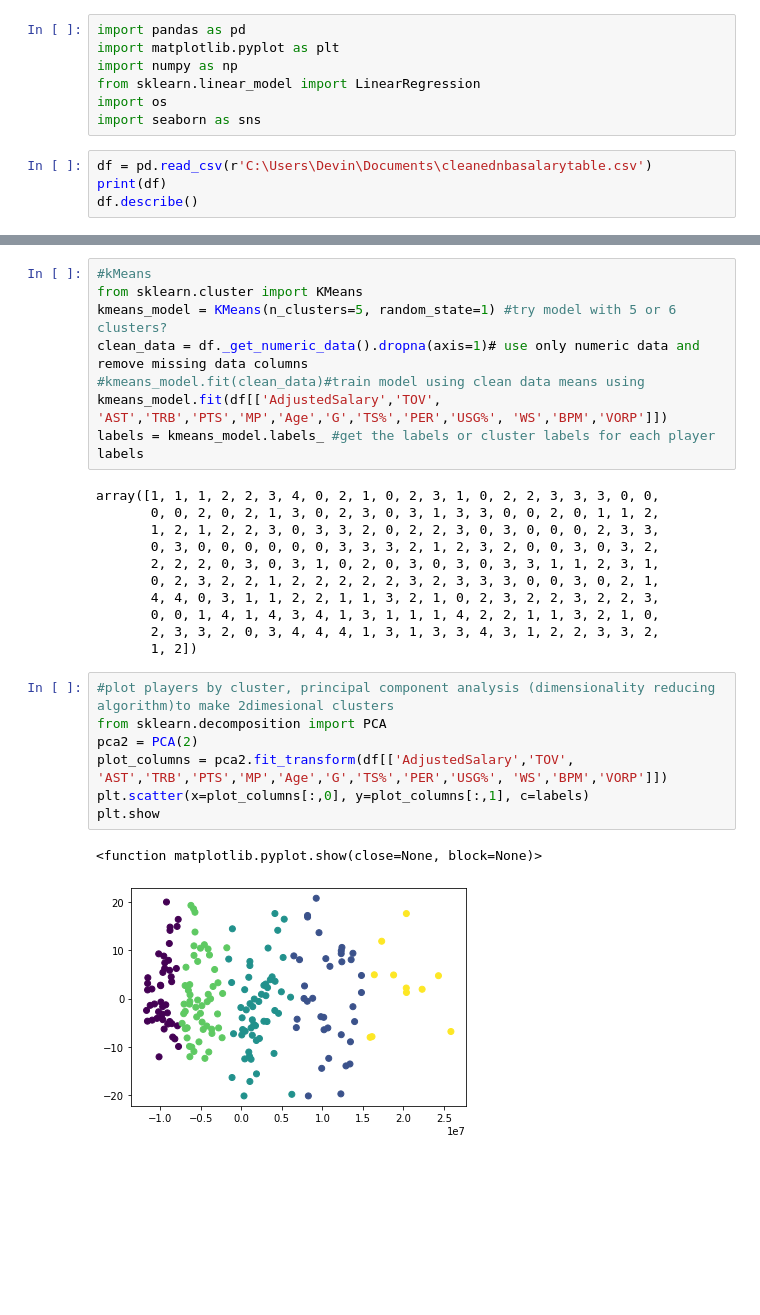
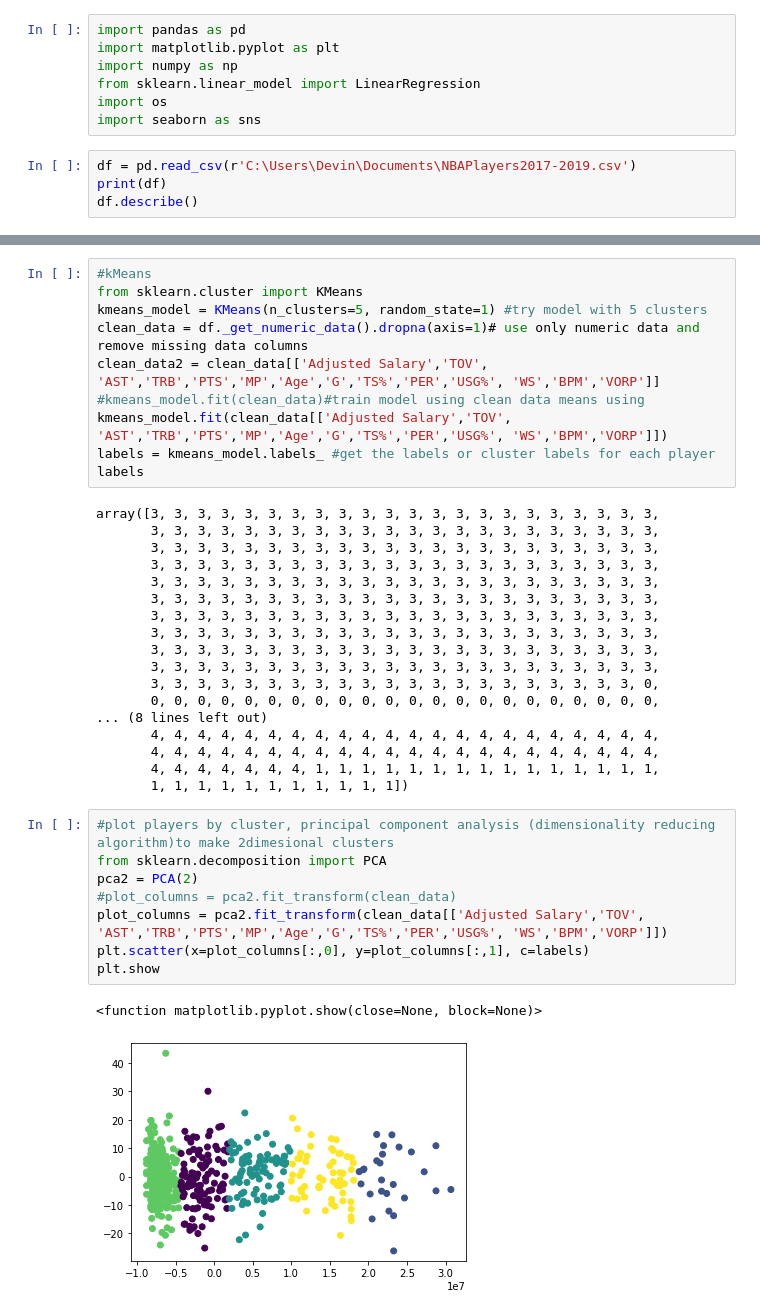
Before and after one commit to dluka117/NBA-Salary-Predictor-Project, a Jupyter notebook: NBAProject.ipynb, the cells around one changed output, grey strips where cells are left out. Drawn from its saved outputs; the diff is of its cells as text; blank space fills up the shorter version.

```diff
--- a/NBAProject.ipynb
+++ b/NBAProject.ipynb
@@ -6,7 +6,7 @@ from sklearn.linear_model import LinearRegression
 import os
 import seaborn as sns
 # %%
-df = pd.read_csv(r'C:\Users\Devin\Documents\cleanednbasalarytable.csv')
+df = pd.read_csv(r'C:\Users\Devin\Documents\NBAPlayers2017-2019.csv')
 print(df)
 df.describe()
 # %% [output]
@@ -62,30 +72,39 @@ sns.heatmap(correlation)
 # %%
 #kMeans
 from sklearn.cluster import KMeans
-kmeans_model = KMeans(n_clusters=5, random_state=1) #try model with 5 or 6 clusters?
+kmeans_model = KMeans(n_clusters=5, random_state=1) #try model with 5 clusters
 clean_data = df._get_numeric_data().dropna(axis=1)# use only numeric data and remove missing data columns
+clean_data2 = clean_data[['Adjusted Salary','TOV', 'AST','TRB','PTS','MP','Age','G','TS%','PER','USG%', 'WS','BPM','VORP']]
 #kmeans_model.fit(clean_data)#train model using clean data means using
-kmeans_model.fit(df[['AdjustedSalary','TOV', 'AST','TRB','PTS','MP','Age','G','TS%','PER','USG%', 'WS','BPM','VORP']])
+kmeans_model.fit(clean_data[['Adjusted Salary','TOV', 'AST','TRB','PTS','MP','Age','G','TS%','PER','USG%', 'WS','BPM','VORP']])
 labels = kmeans_model.labels_ #get the labels or cluster labels for each player
 labels
 # %% [output]
-array([1, 1, 1, 2, 2, 3, 4, 0, 2, 1, 0, 2, 3, 1, 0, 2, 2, 3, 3, 3, 0, 0,
-       0, 0, 2, 0, 2, 1, 3, 0, 2, 3, 0, 3, 1, 3, 3, 0, 0, 2, 0, 1, 1, 2,
-       1, 2, 1, 2, 2, 3, 0, 3, 3, 2, 0, 2, 2, 3, 0, 3, 0, 0, 0, 2, 3, 3,
-       0, 3, 0, 0, 0, 0, 0, 0, 3, 3, 3, 2, 1, 2, 3, 2, 0, 0, 3, 0, 3, 2,
-       2, 2, 2, 0, 3, 0, 3, 1, 0, 2, 0, 3, 0, 3, 0, 3, 3, 1, 1, 2, 3, 1,
-       0, 2, 3, 2, 2, 1, 2, 2, 2, 2, 2, 3, 2, 3, 3, 3, 0, 0, 3, 0, 2, 1,
-       4, 4, 0, 3, 1, 1, 2, 2, 1, 1, 3, 2, 1, 0, 2, 3, 2, 2, 3, 2, 2, 3,
-       0, 0, 1, 4, 1, 4, 3, 4, 1, 3, 1, 1, 1, 4, 2, 2, 1, 1, 3, 2, 1, 0,
-       2, 3, 3, 2, 0, 3, 4, 4, 4, 1, 3, 1, 3, 3, 4, 3, 1, 2, 2, 3, 3, 2,
-       1, 2])
+array([3, 3, 3, 3, 3, 3, 3, 3, 3, 3, 3, 3, 3, 3, 3, 3, 3, 3, 3, 3, 3, 3,
+       3, 3, 3, 3, 3, 3, 3, 3, 3, 3, 3, 3, 3, 3, 3, 3, 3, 3, 3, 3, 3, 3,
+       3, 3, 3, 3, 3, 3, 3, 3, 3, 3, 3, 3, 3, 3, 3, 3, 3, 3, 3, 3, 3, 3,
+       3, 3, 3, 3, 3, 3, 3, 3, 3, 3, 3, 3, 3, 3, 3, 3, 3, 3, 3, 3, 3, 3,
+       3, 3, 3, 3, 3, 3, 3, 3, 3, 3, 3, 3, 3, 3, 3, 3, 3, 3, 3, 3, 3, 3,
+       3, 3, 3, 3, 3, 3, 3, 3, 3, 3, 3, 3, 3, 3, 3, 3, 3, 3, 3, 3, 3, 3,
+       3, 3, 3, 3, 3, 3, 3, 3, 3, 3, 3, 3, 3, 3, 3, 3, 3, 3, 3, 3, 3, 3,
+       3, 3, 3, 3, 3, 3, 3, 3, 3, 3, 3, 3, 3, 3, 3, 3, 3, 3, 3, 3, 3, 3,
+       3, 3, 3, 3, 3, 3, 3, 3, 3, 3, 3, 3, 3, 3, 3, 3, 3, 3, 3, 3, 3, 3,
+       3, 3, 3, 3, 3, 3, 3, 3, 3, 3, 3, 3, 3, 3, 3, 3, 3, 3, 3, 3, 3, 3,
+       3, 3, 3, 3, 3, 3, 3, 3, 3, 3, 3, 3, 3, 3, 3, 3, 3, 3, 3, 3, 3, 0,
+       0, 0, 0, 0, 0, 0, 0, 0, 0, 0, 0, 0, 0, 0, 0, 0, 0, 0, 0, 0, 0, 0,
+... (8 lines left out)
+       4, 4, 4, 4, 4, 4, 4, 4, 4, 4, 4, 4, 4, 4, 4, 4, 4, 4, 4, 4, 4, 4,
+       4, 4, 4, 4, 4, 4, 4, 4, 4, 4, 4, 4, 4, 4, 4, 4, 4, 4, 4, 4, 4, 4,
+       4, 4, 4, 4, 4, 4, 4, 1, 1, 1, 1, 1, 1, 1, 1, 1, 1, 1, 1, 1, 1, 1,
+       1, 1, 1, 1, 1, 1, 1, 1, 1, 1, 1])
 # %%
 #plot players by cluster, principal component analysis (dimensionality reducing algorithm)to make 2dimesional clusters
 from sklearn.decomposition import PCA
 pca2 = PCA(2)
-plot_columns = pca2.fit_transform(df[['AdjustedSalary','TOV', 'AST','TRB','PTS','MP','Age','G','TS%','PER','USG%', 'WS','BPM','VORP']])
+#plot_columns = pca2.fit_transform(clean_data)
+plot_columns = pca2.fit_transform(clean_data[['Adjusted Salary','TOV', 'AST','TRB','PTS','MP','Age','G','TS%','PER','USG%', 'WS','BPM','VORP']])
 plt.scatter(x=plot_columns[:,0], y=plot_columns[:,1], c=labels)
 plt.show
 # %% [output]
 <function matplotlib.pyplot.show(close=None, block=None)>
-[figure, old version]
+[figure, new version]
```
Also changed, not shown: parts of 11 cells of this notebook, 2 other files.
